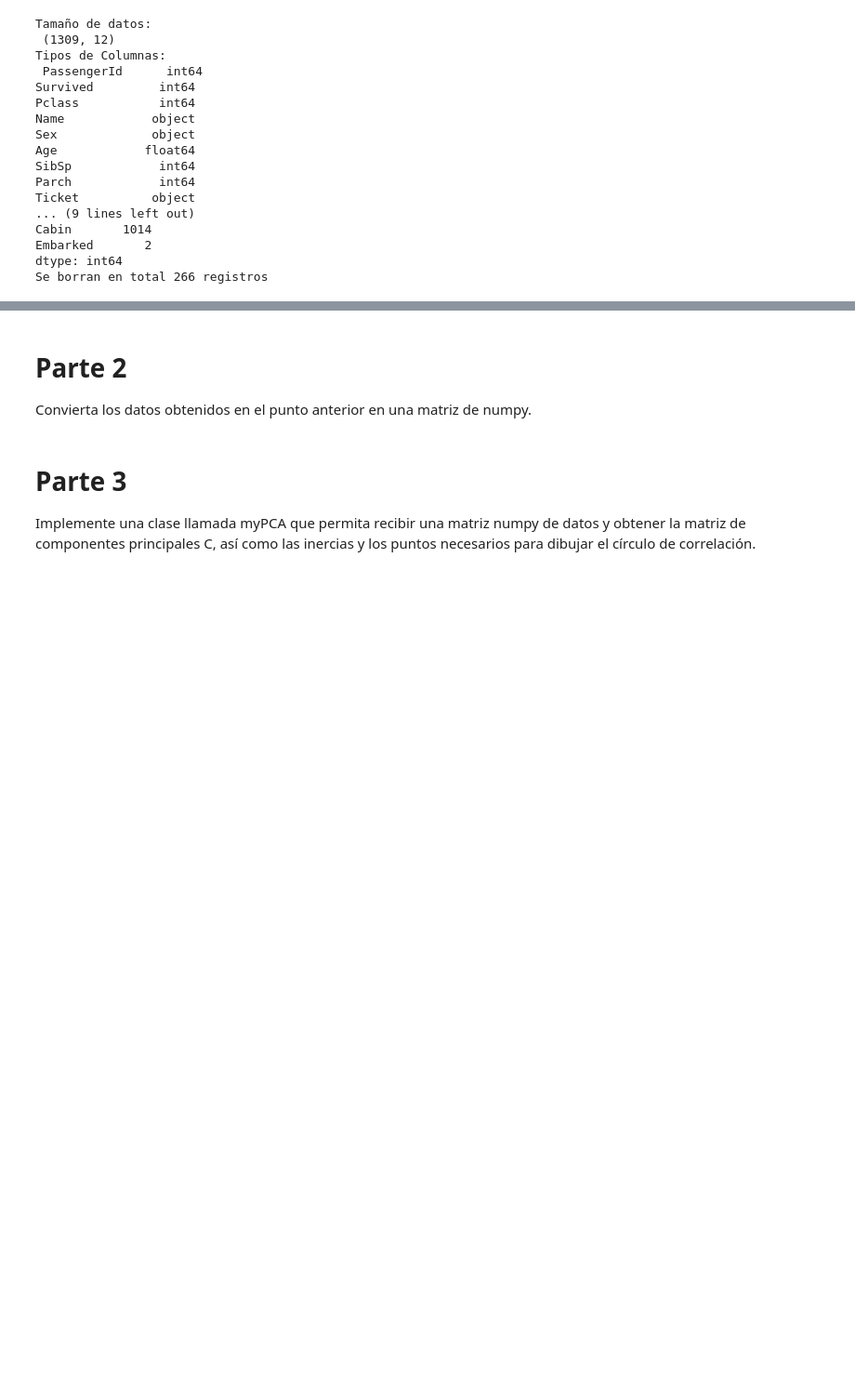
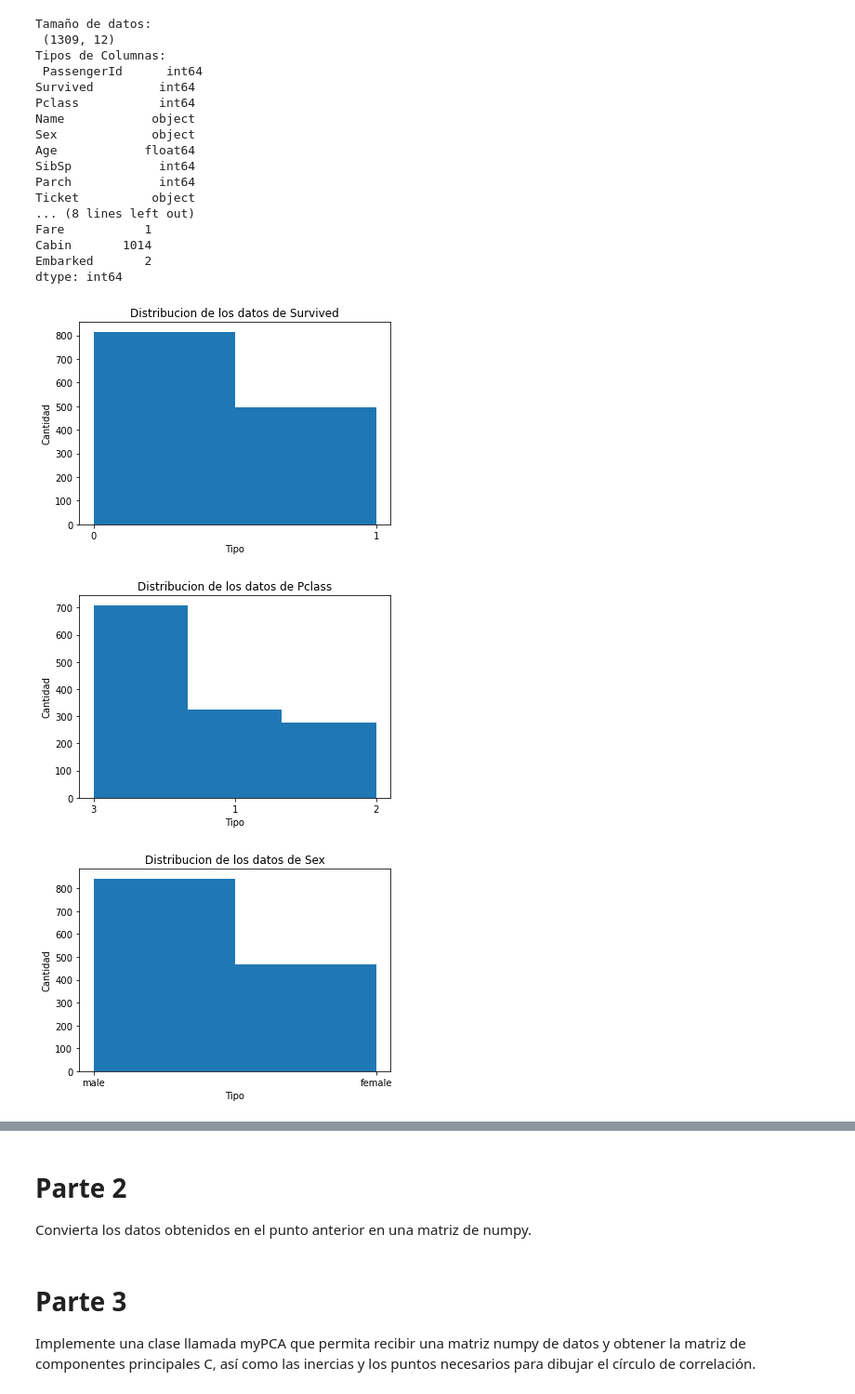
Before and after one commit to jotajota15/MachineLearning, a Jupyter notebook: PCA/Codigo.ipynb, the cells around one changed output, grey strips where cells are left out. Shown at 93% size. Cells and saved outputs as stored; diff of their text form; code cells hidden in the pictures; blank space fills up the shorter version.

```diff
--- a/PCA/Codigo.ipynb
+++ b/PCA/Codigo.ipynb
@@ -8,11 +14,4 @@ import numpy as np
 # %%
-'''
-Part 1. Exercise
-
-Elimine las columnas que considere que no son relevantes para su análisis y utilice documentación interna para justificar su razonamiento.
-Luego con las columnas restantes elimine cualquier entrada que posea datos faltantes.
-Utilice one-hot encoding para convertir las variables categóricas en variables numéricas.
-'''
 def chargeData():
     return pd.read_csv('titanic.csv',delimiter=",",decimal=".")
 
@@ -23,15 +22,34 @@ def inspectData(df):
     print("Columnas con NA:\n",NaNColumns)
     print("Cantidad de NA por columna:\n",df[NaNColumns].isnull().sum(axis = 0))
 
+def graficar(df):
+    categoricalColumns = ['Survived','Pclass','Sex','Embarked']
+    categoricos = df.loc[:,categoricalColumns]
+
+    for column in categoricos.columns:
+        datos = categoricos.loc[:,column]
+        categorias = datos.unique()
+        mapeo = {}
+        for i in range(len(categorias)):
+            mapeo[categorias[i]] = i
+        plt.hist(datos.map(mapeo),bins=len(categorias))
+        plt.title("Distribucion de los datos de "+column)
+        plt.xlabel("Tipo")
+        plt.ylabel("Cantidad")
+        plt.xticks(range(len(categorias)),categorias)
+        plt.show()
+
 def deleteData(df):
     '''
-    Columns erased:
+    Columnas borradas:
     1. PassengerId: Es un dato que ayuda solo a reconocer pasajeros y no hace ningún efecto en poder clasificar si alguien vive o muere
     2. Name:  Es un dato que ayuda solo a reconocer pasajeros y no hace ningún efecto en poder clasificar si alguien vive o muere
     3. Ticket:  Es un dato que ayuda solo a reconocer pasajeros y no hace ningún efecto en poder clasificar si alguien vive o muere
-    3. Cabin: Tiene valores que son mas del 75% NaN, por lo que no aporta a un correcto analisis.
+    4. Cabin: Tiene valores que son mas del 75% NaN, por lo que no aporta a un correcto analisis.
+    5. Embarked: No veo una gran relacion entre estas variables, mi teoría se sustenta aun mas cuando veo a partir de los graficos
+    de los categoricos que parece que esta variable se encuentra muy sesgada hacia la categoria "S"
     '''
-    df.drop(columns = ["PassengerId" ,"Name","Cabin","Ticket"],inplace=True)
+    df.drop(columns = ["PassengerId" ,"Name","Cabin","Ticket","Embarked"],inplace=True)
     before = df.shape
     '''
     Se borra las filas NaN
@@ -40,34 +58,42 @@ def deleteData(df):
     print("Se borran en total",(before[0]-df.shape[0]),"registros")
 
     return df
 
 
+
 def getData():
     # Implemente un método que cargue el set de datos a memoria (puede utilizar la biblioteca pandas para esto).
     df = chargeData()
+    # Se realiza una inspección inicial de los datos
     inspectData(df)
-    df = deleteData(df)
+    # Se realiza una inspección extra de los datos categoricos a nivel grafico
+    graficar(df)
+    # Se elimina las variables que se determinaron que se deben de eliminar
+    deleteData(df)
     # Se crea el one-hot encoding
-    categoricalColumns = ['Survived','Pclass','Sex','Embarked']
+    categoricalColumns = ['Survived','Pclass','Sex']
     df = pd.get_dummies(df,columns=categoricalColumns)
     return df
 
 df = getData()
 # %% [output]
 Tamaño de datos:
  (1309, 12)
 Tipos de Columnas:
  PassengerId      int64
 Survived         int64
 Pclass           int64
 Name            object
 Sex             object
 Age            float64
 SibSp            int64
 Parch            int64
 Ticket          object
-... (9 lines left out)
+... (8 lines left out)
+Fare           1
 Cabin       1014
 Embarked       2
 dtype: int64
-Se borran en total 266 registros
+[figure, added]
+[figure, added]
+[figure, added]
```
Also changed, not shown: parts of 9 cells of this notebook, 1 other file.
